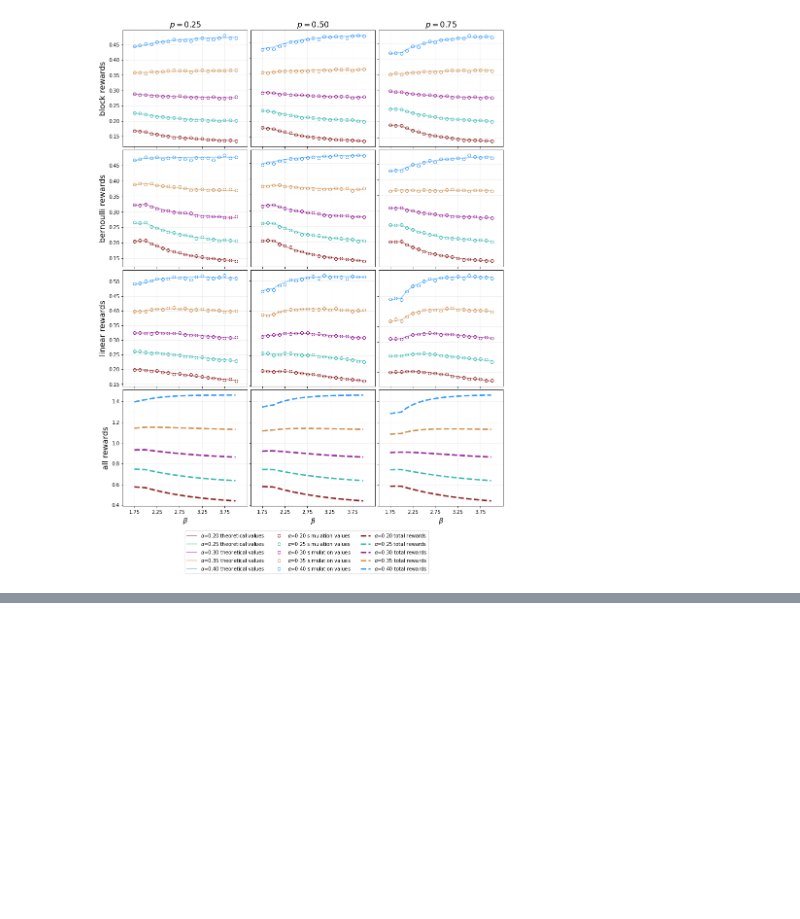
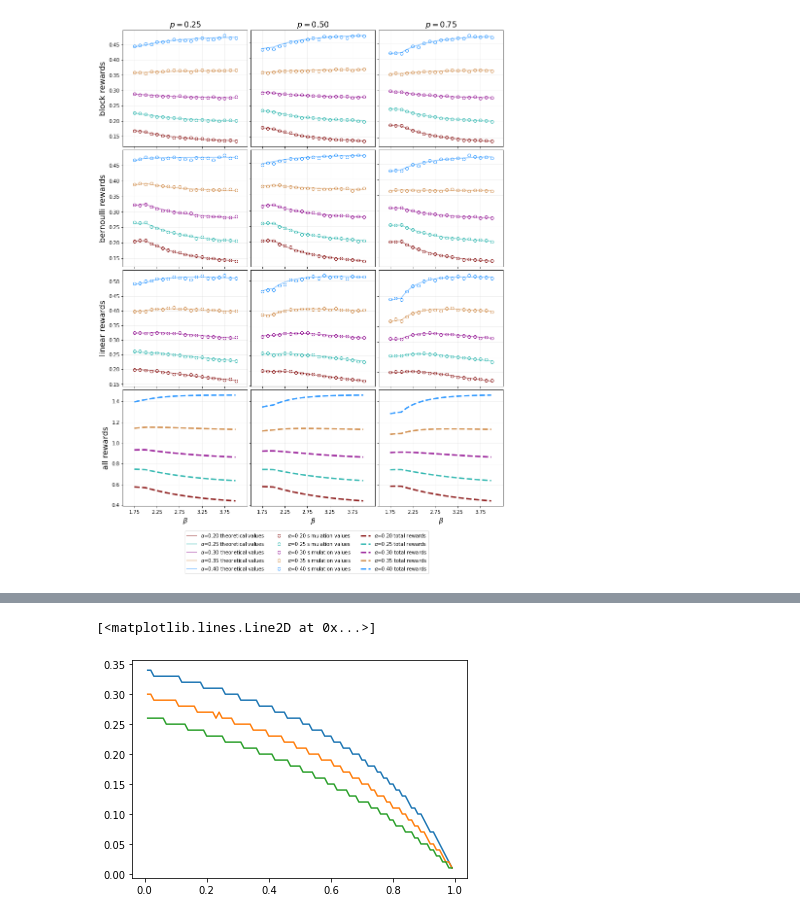
Before and after one commit to michaelneuder/opportunistic-mining, a Jupyter notebook: ec-submission-figures.ipynb, the cells around one changed output, grey strips where cells are left out. Saved outputs shown, nothing was run; the diff lists cells and outputs as text; code cells hidden in the pictures; blank space fills up the shorter version.

```diff
--- a/ec-submission-figures.ipynb
+++ b/ec-submission-figures.ipynb
@@ -437,0 +654,8 @@ plt.show()
+# %%
+plt.plot(gammas, b_res)
+plt.plot(gammas, l_res)
+# plt.plot(gammas, bl_res)
+plt.plot(gammas, f_res)
+# %% [output]
+[<matplotlib.lines.Line2D at 0x...>]
+[figure, added]
```
Also changed, not shown: parts of 22 cells of this notebook, 1 other file.
